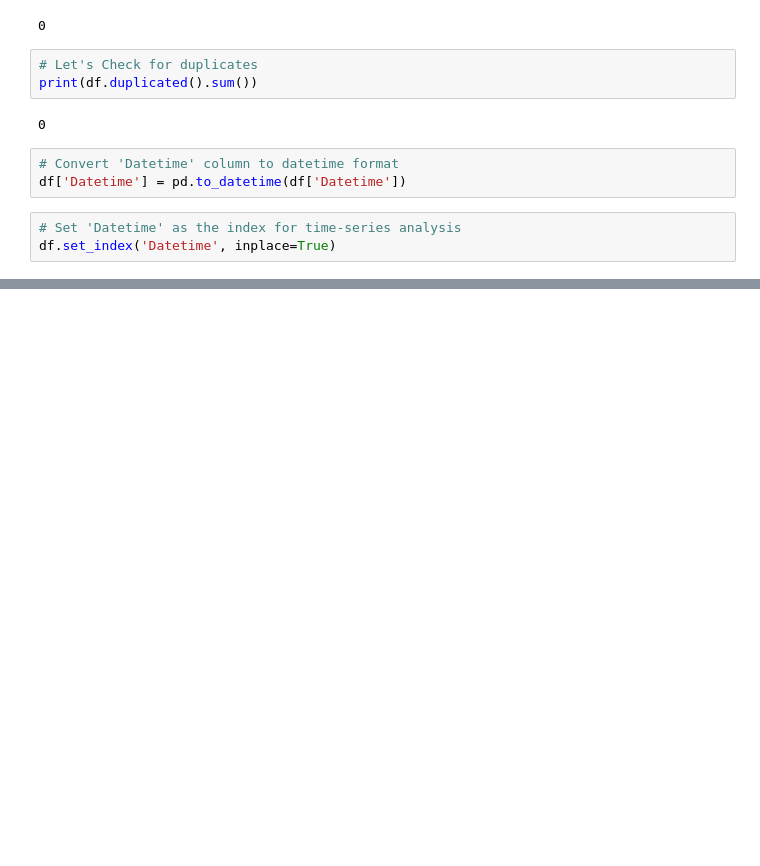
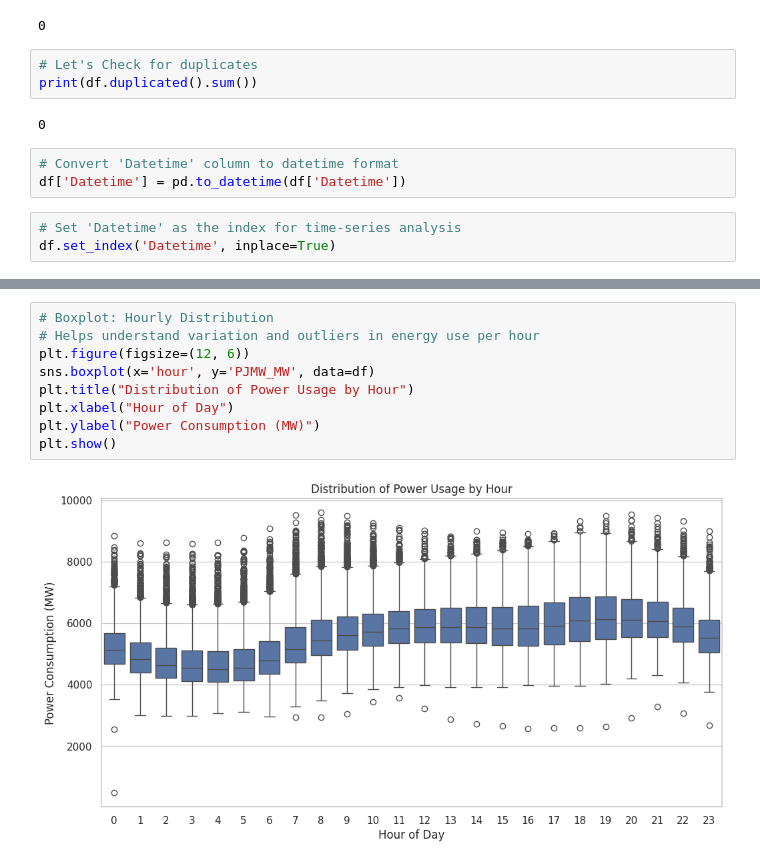
Before and after one commit to rizz045/Energy_Demand_Forecasting_Using_Time_Series_Analysis, a Jupyter notebook: Energy_Demand_Forecasting.ipynb, the cells around one changed output, grey strips where cells are left out. Saved outputs shown, nothing was run; the diff lists cells and outputs as text; blank space fills up the shorter version.

```diff
--- a/Energy_Demand_Forecasting.ipynb
+++ b/Energy_Demand_Forecasting.ipynb
@@ -96,0 +121,11 @@ daily_df.plot()
+# %%
+# Boxplot: Hourly Distribution
+# Helps understand variation and outliers in energy use per hour
+plt.figure(figsize=(12, 6))
+sns.boxplot(x='hour', y='PJMW_MW', data=df)
+plt.title("Distribution of Power Usage by Hour")
+plt.xlabel("Hour of Day")
+plt.ylabel("Power Consumption (MW)")
+plt.show()
+# %% [output]
+[figure, added]
```
Also changed, not shown: parts of 13 cells of this notebook.
